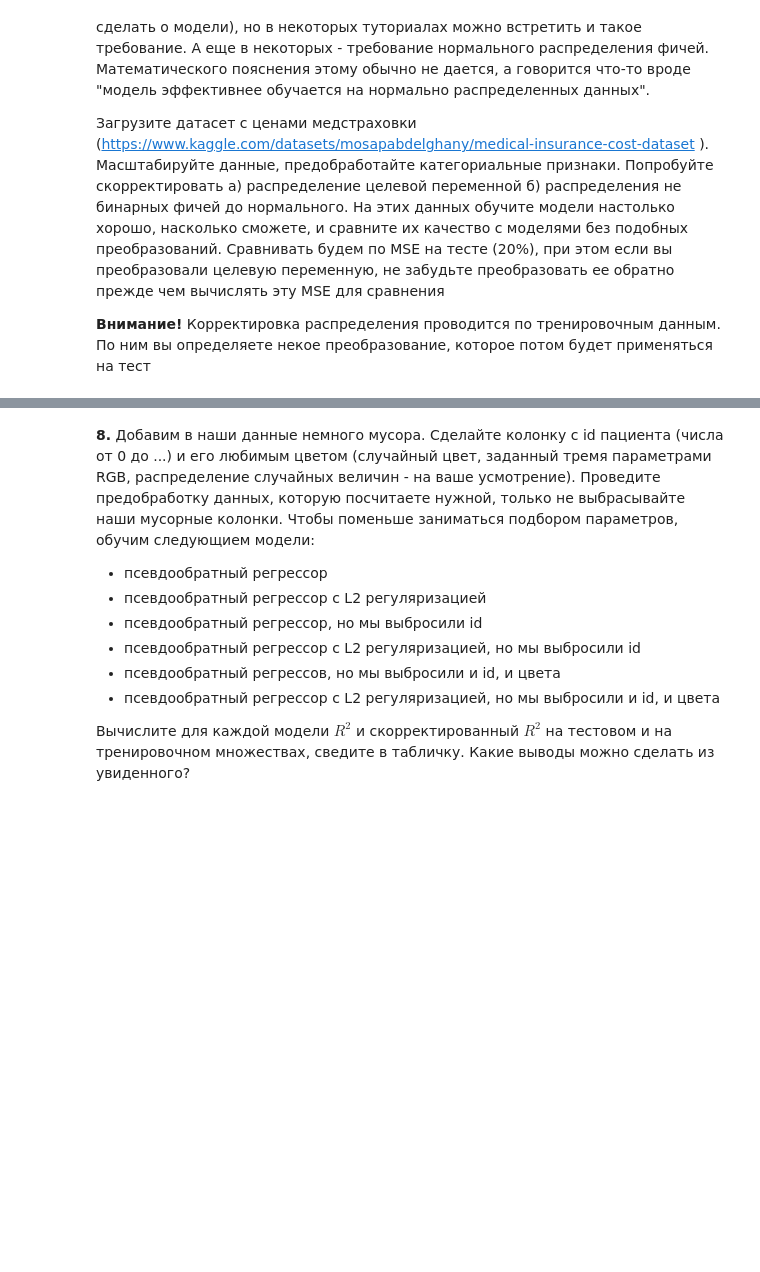
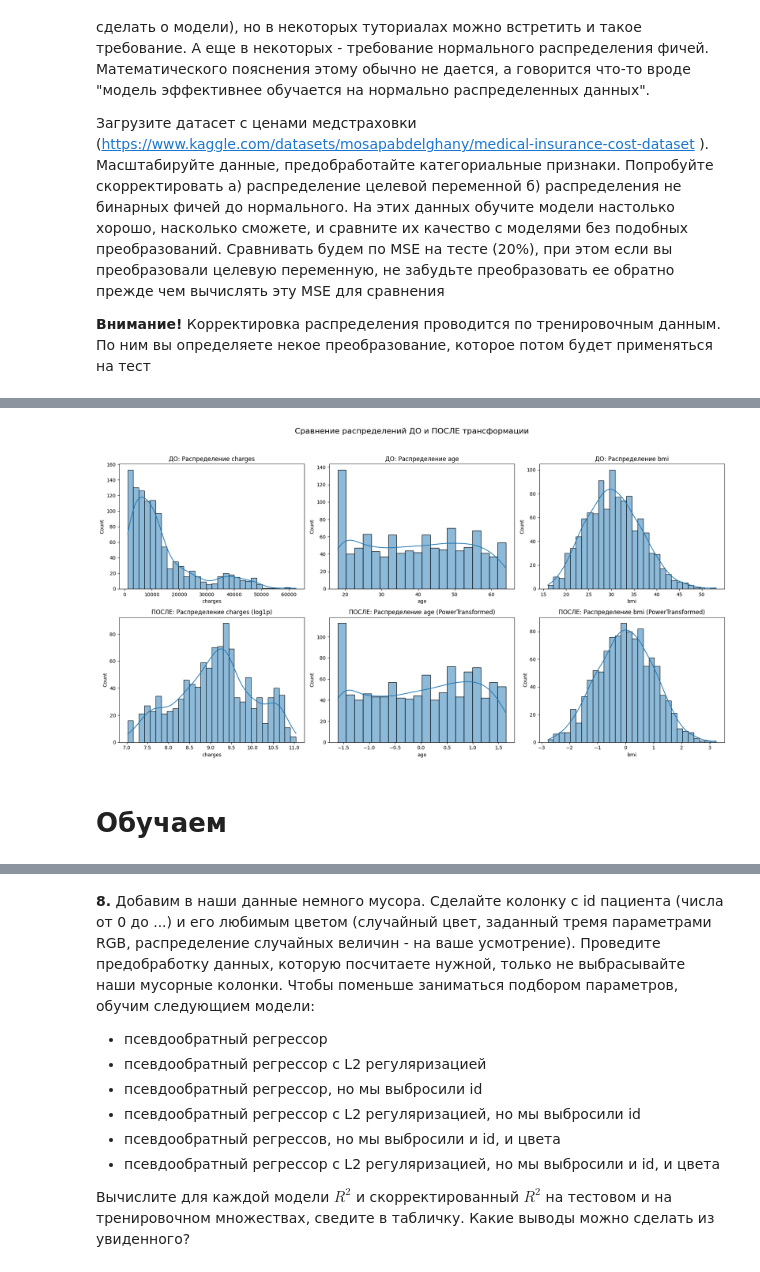
Before and after one commit to UladzislauShuman/university_homework, a Jupyter notebook: famcs_homework/ML/lab2/LB2_template.ipynb, the cells around one changed output, grey strips where cells are left out. Cells and saved outputs as stored; diff of their text form; code cells hidden in the pictures; blank space fills up the shorter version.

```diff
--- a/famcs_homework/ML/lab2/LB2_template.ipynb
+++ b/famcs_homework/ML/lab2/LB2_template.ipynb
@@ -637,0 +707,18 @@ display(df_comparison)
+# %%
+# обработка бинарных признаков и категорий
+df_processed = df_insurance.copy()
+
+df_processed['sex'] = df_processed['sex'].map({'female': 0, 'male': 1})
+df_processed['smoker'] = df_processed['smoker'].map({'no': 0, 'yes': 1})
+
+df_processed = pd.get_dummies(df_processed, columns=['region'], drop_first=True, dtype=int)
+
+X_processed = df_processed.drop('charges', axis=1)
+y_processed = df_processed['charges']
+
+X_train_processed, X_test_processed, y_train_processed, y_test_processed = train_test_split(
+    X_processed, y_processed, test_size=0.2, random_state=42
+)
+
+display(X_processed.head())
+display(y_processed.head())
@@ -637,0 +776,57 @@ display(df_comparison)
+# %%
+# "выпрямляем" данные
+from sklearn.preprocessing import PowerTransformer
+from scipy import stats # stats.boxcox(y) и PowerTransformer(method='box-cox')
+
+power_features = ['age', 'bmi']
+
+power_transformer = PowerTransformer()
+X_train_transformed = X_train_processed.copy()
+X_test_transformed = X_test_processed.copy()
+
+# применяем
+X_train_transformed[power_features] = power_transformer.fit_transform(X_train_processed[power_features])
+X_test_transformed[power_features] = power_transformer.transform(X_test_processed[power_features])
+
+# приводим 'children' к нужному масштабу
+scaler_children = StandardScaler()
+X_train_transformed[['children']] = scaler_children.fit_transform(X_train_processed[['children']])
+X_test_transformed[['children']] = scaler_children.transform(X_test_processed[['children']])
+
+y_train_transformed_log = np.log1p(y_train_processed) # логарифмируем
+y_test_transformed = y_test_processed # тестовый y будет в исходном виде
+
+display(X_train_transformed.head())
+
+plt.figure(figsize=(18, 10))
+plt.suptitle('Сравнение распределений ДО и ПОСЛЕ трансформации', fontsize=16)
+
+# --- Распределения ДО ---
+plt.subplot(2, 3, 1)
+sns.histplot(y_train_processed, kde=True, bins=30)
+plt.title('ДО: Распределение charges')
+
+plt.subplot(2, 3, 2)
+sns.histplot(X_train_processed['age'], kde=True, bins=20)
+plt.title('ДО: Распределение age')
+
+plt.subplot(2, 3, 3)
+sns.histplot(X_train_processed['bmi'], kde=True, bins=30)
+plt.title('ДО: Распределение bmi')
+
+# --- Распределения ПОСЛЕ ---
+plt.subplot(2, 3, 4)
+sns.histplot(y_train_transformed_log, kde=True, bins=30)
+plt.title('ПОСЛЕ: Распределение charges (log1p)')
+
+plt.subplot(2, 3, 5)
+sns.histplot(X_train_transformed['age'], kde=True, bins=20)
+plt.title('ПОСЛЕ: Распределение age (PowerTransformed)')
+
+plt.subplot(2, 3, 6)
+sns.histplot(X_train_transformed['bmi'], kde=True, bins=30)
+plt.title('ПОСЛЕ: Распределение bmi (PowerTransformed)')
+
+plt.tight_layout(rect=[0, 0.03, 1, 0.95])
+plt.show()
+# %% [output]
@@ -637,0 +839,3 @@ display(df_comparison)
+[figure, added]
+# %% [markdown]
+# Обучаем
```
Also changed, not shown: parts of 17 cells of this notebook, 1 other file.
